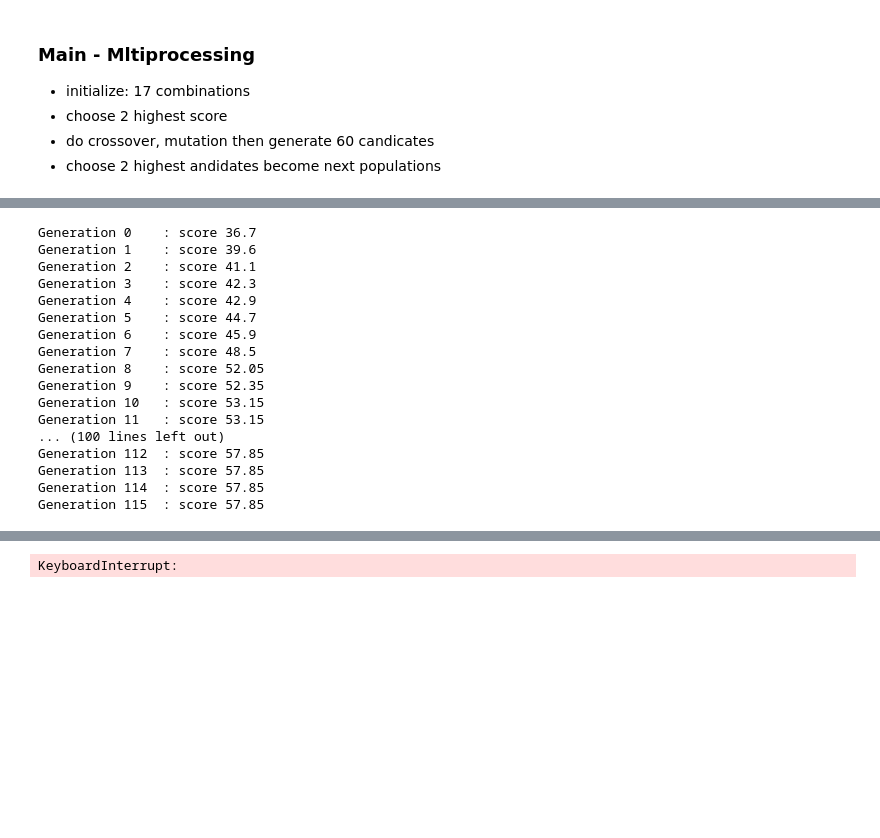
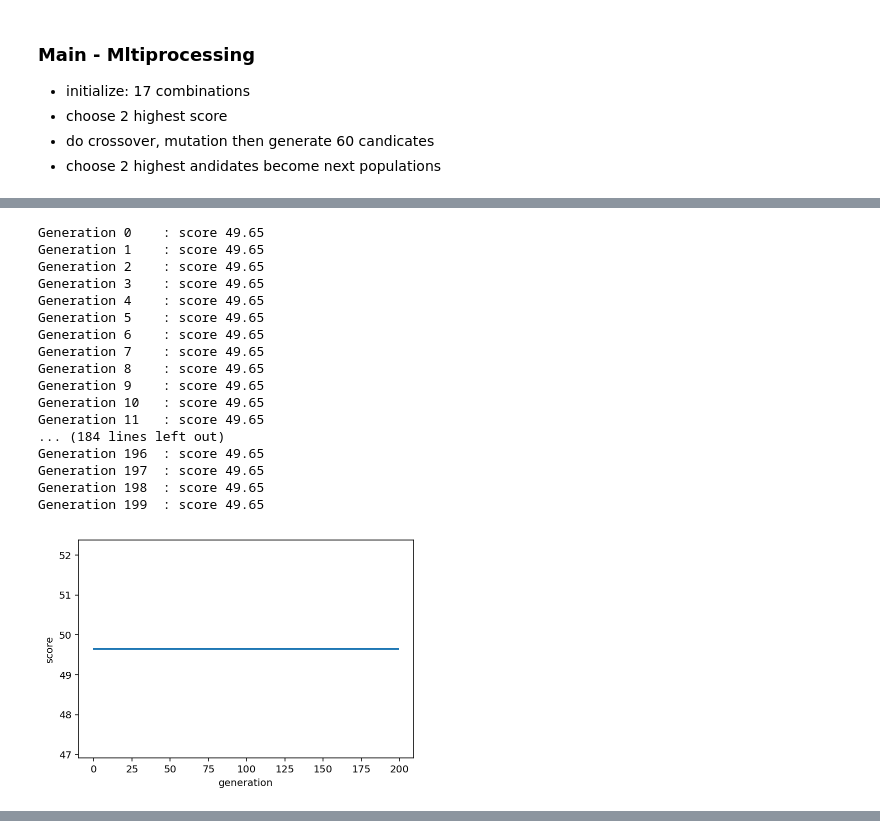
Before and after one commit to sharon1018/Music_information_retrieval, a Jupyter notebook: GA_v2.ipynb, the cells around one changed output, grey strips where cells are left out. Saved outputs shown, nothing was run; the diff lists cells and outputs as text; code cells hidden in the pictures; blank space fills up the shorter version.

```diff
--- a/GA_v2.ipynb
+++ b/GA_v2.ipynb
@@ -20,5 +20,5 @@ import pretty_midi
 - one bar = 1920 (4 beats)
 - sliding window = 7680 (4 bar)
 # %%
-midi_list = pm.get_midi('star.mid', 0)
+midi_list = pm.get_midi('MidiSample/sky.mid', 0)
 # %%
@@ -52,16 +28,0 @@ print(pm.get_piano_roll())
-# %%
-import librosa.display
-
-def plot_piano_roll(pm, start_pitch, end_pitch, fs=100):
-    # Use librosa's specshow function for displaying the piano roll
-    librosa.display.specshow(pm.get_piano_roll(fs)[start_pitch:end_pitch],
-                             hop_length=1, sr=fs, x_axis='time', y_axis='cqt_note',
-                             fmin=pretty_midi.note_number_to_hz(start_pitch))
-
-pm = pretty_midi.PrettyMIDI('Output_midi/sky_75.55_33.mid')
-plt.figure(figsize=(12, 4))
-plot_piano_roll(pm, 24, 84)
-
-pm2 = pretty_midi.PrettyMIDI('Output_midi/sky_73.5_1.mid')
-plt.figure(figsize=(12, 4))
-plot_piano_roll(pm2, 24, 84)
@@ -336,7 +326,7 @@ pop_list = [pop1, pop2, pop3, pop4, pop5, pop6, pop7, pop8, pop9, pop10, pop11,
 # Multiprocess crossover, mutation * N times
 def job(candidateq, parent, pop):
     candidate_list = []; count = 0
-    for i in range(150):
+    for i in range(200):
         # crossover
         crossover_rate = round(random.uniform(0, 1),1)
         if crossover_rate < CROSSOVER_RATE:
@@ -347,16 +337,19 @@ def job(candidateq, parent, pop):
         # mutation
         mute_rate = round(random.uniform(0, 1),1)
         if mute_rate < MUTATION_RATE:
-            mutation_c1 = mutation(crossover_c1)
-            mutation_c2 = mutation(crossover_c2)
+#             mutation_c1 = mutation(crossover_c1)
+#             mutation_c2 = mutation(crossover_c2)
+            mutation_c1 = init.add_melody(crossover_c1)
+            mutation_c2 = init.add_melody(crossover_c2)
+
         elif mute_rate > MUTATION_RATE + 0.2:
-            mutation_c1 = init.add_note(crossover_c1, 239, 1)
-            mutation_c2 = init.remove_note(crossover_c2)
+            mutation_c1 = init.add_note(crossover_c1,119,4)
+            mutation_c2 = init.add_note(crossover_c2,119,4)
         else:
-            mutation_c1 = crossover_c1
-            mutation_c2 = crossover_c2
-#             mutation_c1 = init.add_chord(crossover_c1, 2)
-#             mutation_c2 = init.add_chord(crossover_c2, 2)
+#             mutation_c1 = crossover_c1
+#             mutation_c2 = crossover_c2
+            mutation_c1 = init.add_melody(crossover_c1)
+            mutation_c2 = init.add_melody(crossover_c2)
 
         candidate_list.append(mutation_c1)
         candidate_list.append(mutation_c2)
@@ -401,47 +394,48 @@ def main():
         score = []; pop = [];  max_score = 0
         for i in range(len(s)):
             score.append(round(s[i][0],3)) # get score list
         max_idx = score.index(max(score))
         max_score = max(score)
         score_list.append(max_score) # only append highest score
         pop.append(s[max_idx]) # 1 candidate
         del s[max_idx]
 
         max_idx = score.index(max(score))
         pop.append(s[max_idx]) # 2 candidate
 
         parent = flatten_list(pop[0][1])
         pop = flatten_list(pop[1][1])
 
         # output midi
         pm.to_midi_file(parent, 1 , 'Output_midi/sky_{}_{}.mid'.format(str(max_score), str(count)))
 
         print("Generation", count, "\t: score", max_score)
         count += 1
 
     # plot score
     plt.plot(score_list)
     plt.xlabel('generation')
     plt.ylabel('score')
     plt.show()
 
 if __name__ == '__main__':
     main()
 # %% [output]
-Generation 0    : score 36.7
-Generation 1    : score 39.6
-Generation 2    : score 41.1
-Generation 3    : score 42.3
-Generation 4    : score 42.9
-Generation 5    : score 44.7
-Generation 6    : score 45.9
-Generation 7    : score 48.5
-Generation 8    : score 52.05
-Generation 9    : score 52.35
-Generation 10   : score 53.15
-Generation 11   : score 53.15
-... (100 lines left out)
-Generation 112  : score 57.85
-Generation 113  : score 57.85
-Generation 114  : score 57.85
-Generation 115  : score 57.85
+Generation 0    : score 49.65
+Generation 1    : score 49.65
+Generation 2    : score 49.65
+Generation 3    : score 49.65
+Generation 4    : score 49.65
+Generation 5    : score 49.65
+Generation 6    : score 49.65
+Generation 7    : score 49.65
+Generation 8    : score 49.65
+Generation 9    : score 49.65
+Generation 10   : score 49.65
+Generation 11   : score 49.65
+... (184 lines left out)
+Generation 196  : score 49.65
+Generation 197  : score 49.65
+Generation 198  : score 49.65
+Generation 199  : score 49.65
+[figure, added]
@@ -464,4 +444,3 @@ KeyboardInterrupt
-KeyboardInterrupt:
 # %%
 # 將note依照time拆成多個
 def to_note_freq(midi_msg):
```
Also changed, not shown: parts of 11 cells of this notebook, 2 other files.
